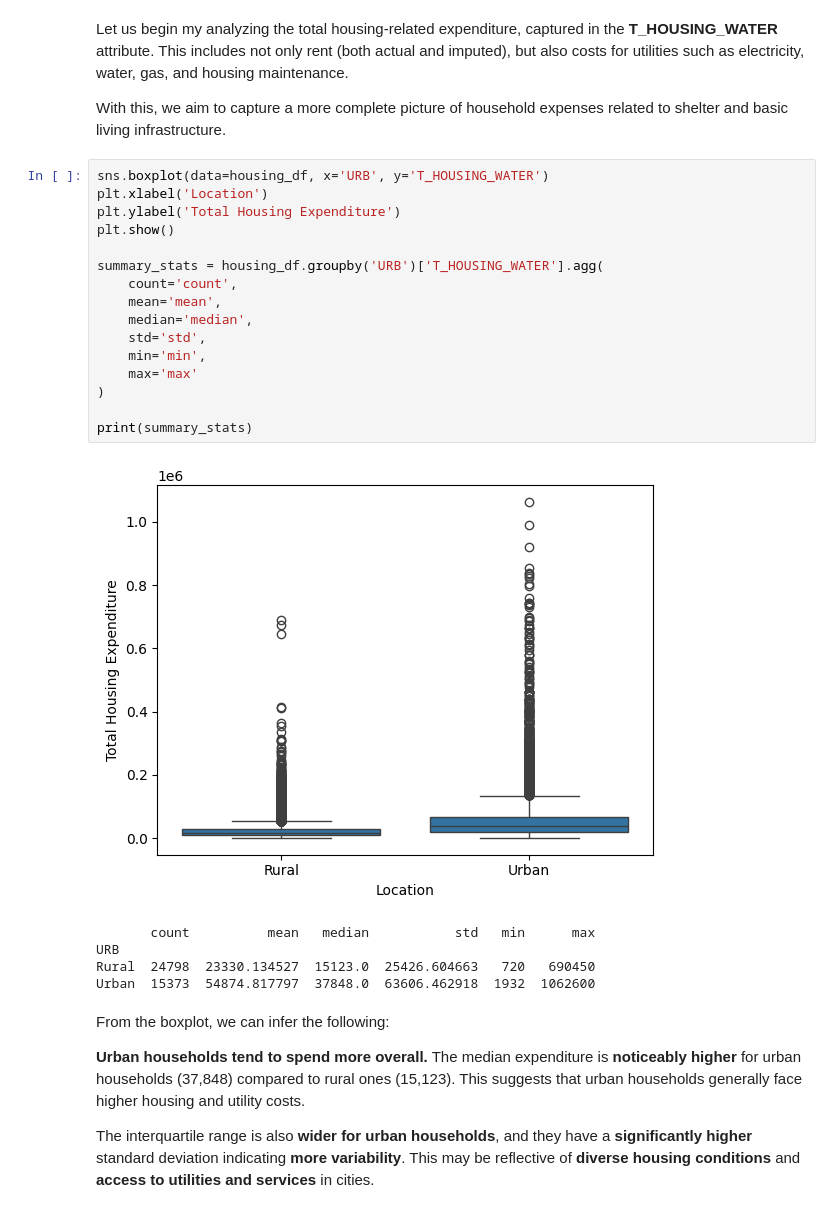
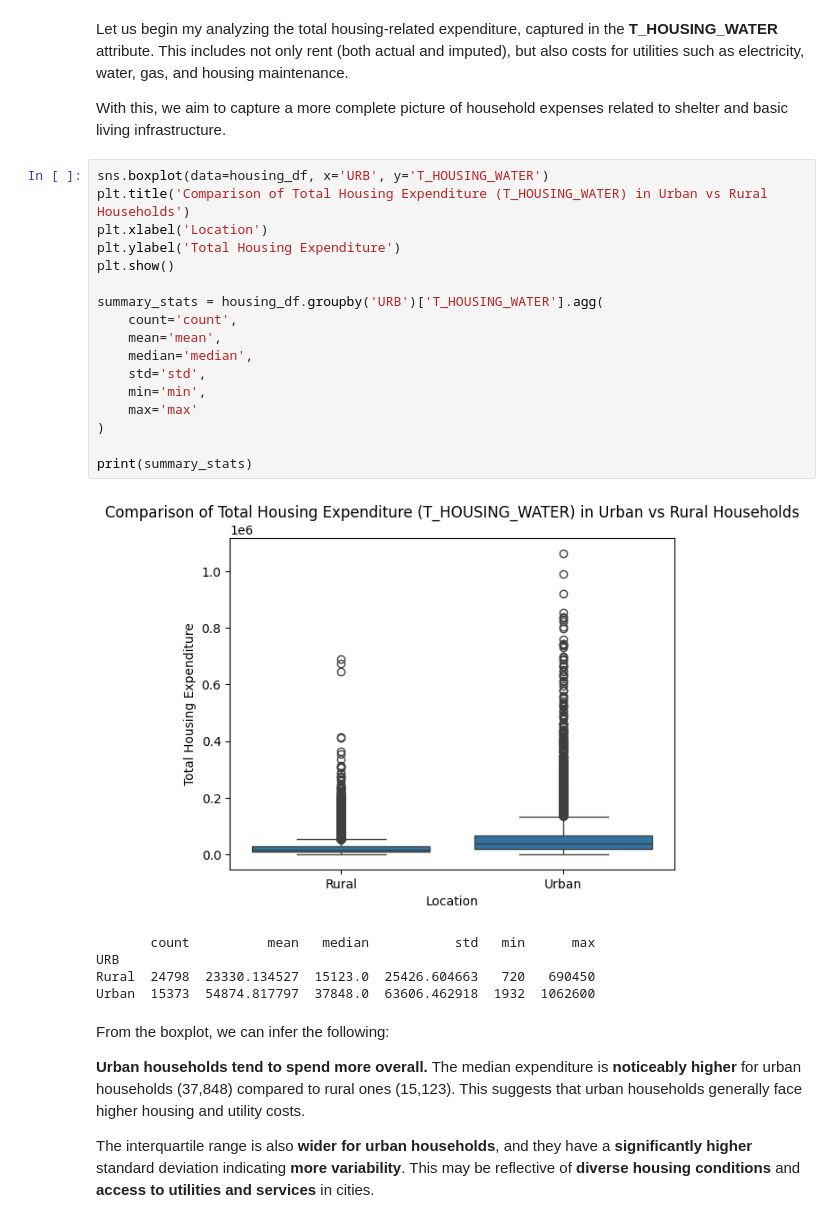
Before and after one commit to qu1r0ra/psa-dataset-analysis, a Jupyter notebook: fie-analysis.ipynb, the cells around one changed output. Cells and saved outputs as stored; diff of their text form.

```diff
--- a/fie-analysis.ipynb
+++ b/fie-analysis.ipynb
@@ -1361,22 +1361,23 @@ Let us begin my analyzing the total housing-related expenditure, captured in the
 With this, we aim to capture a more complete picture of household expenses related to shelter and basic living infrastructure.
 # %%
 sns.boxplot(data=housing_df, x='URB', y='T_HOUSING_WATER')
+plt.title('Comparison of Total Housing Expenditure (T_HOUSING_WATER) in Urban vs Rural Households')
 plt.xlabel('Location')
 plt.ylabel('Total Housing Expenditure')
 plt.show()
 
 summary_stats = housing_df.groupby('URB')['T_HOUSING_WATER'].agg(
     count='count',
     mean='mean',
     median='median',
     std='std',
     min='min',
     max='max'
 )
 
 print(summary_stats)
 # %% [output]
-[figure, old version]
+[figure, new version]
        count          mean   median           std   min      max
 URB
 Rural  24798  23330.134527  15123.0  25426.604663   720   690450
```
Also changed, not shown: parts of 1 cell of this notebook.
